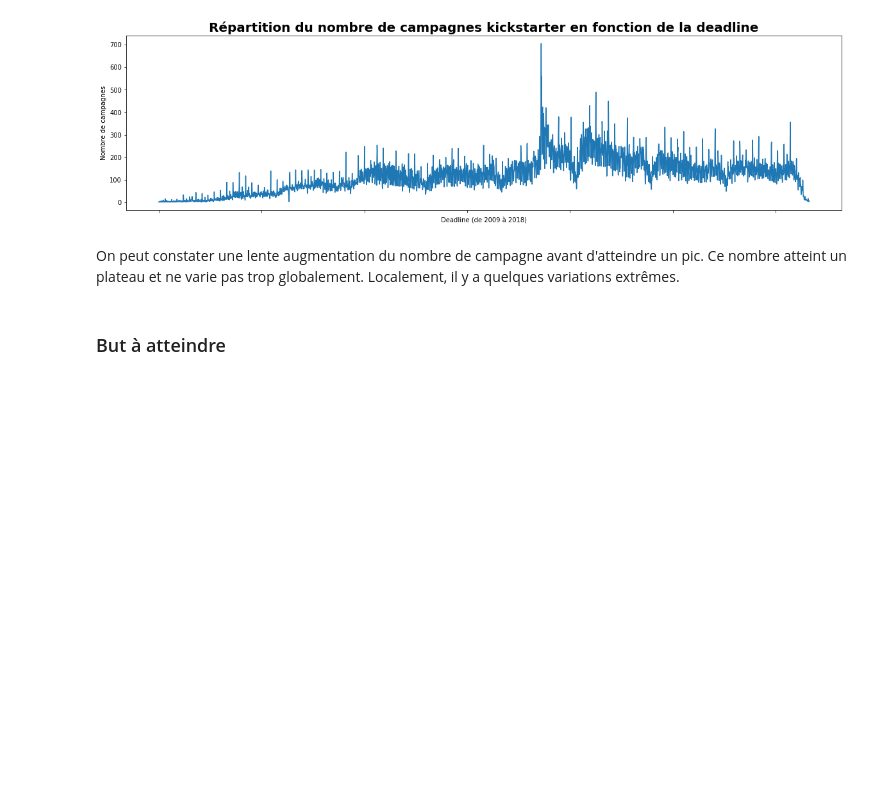
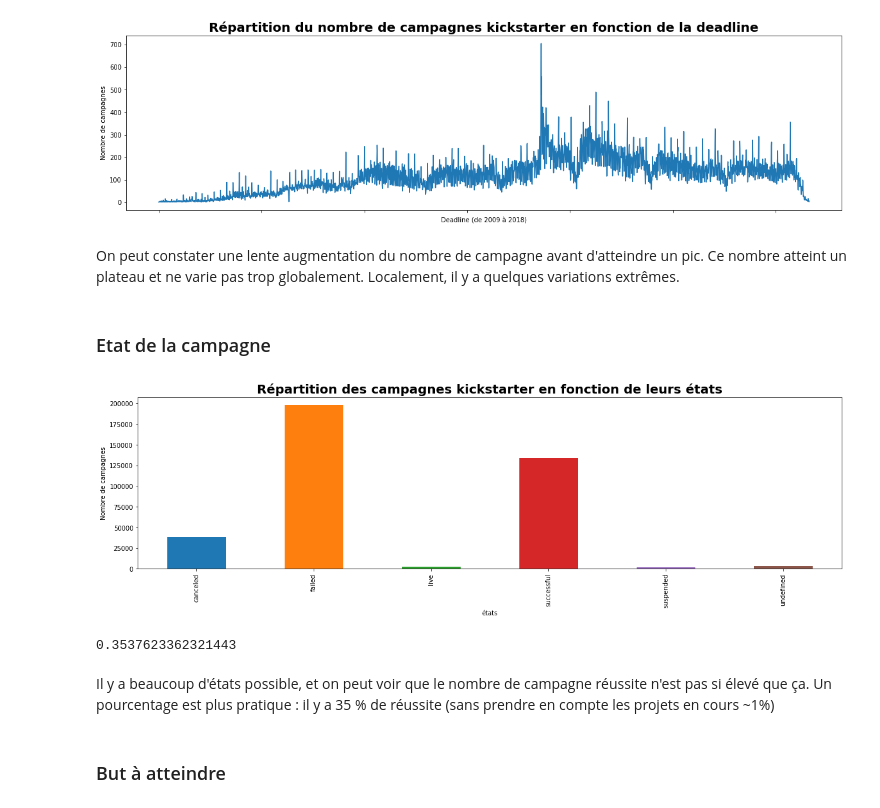
Before and after one commit to ComeMS/EDA2018, a Jupyter notebook: EDA 2018.ipynb, the cells around one changed output. Saved outputs shown, nothing was run; the diff lists cells and outputs as text; code cells hidden in the pictures; blank space fills up the shorter version.

```diff
--- a/EDA 2018.ipynb
+++ b/EDA 2018.ipynb
@@ -175,6 +179,24 @@ plt.show()
 [figure]
 # %% [markdown]
 On peut constater une lente augmentation du nombre de campagne avant d'atteindre un pic. Ce nombre atteint un plateau et ne varie pas trop globalement. Localement, il y a quelques variations extrêmes.
+# %% [markdown]
+### Etat de la campagne
+# %%
+out=df.groupby(['state']).size()
+out.plot(figsize=(20,5),kind='bar')
+plt.title('Répartition des campagnes kickstarter en fonction de leurs états',fontweight="bold").set_fontsize(20)
+plt.ylabel('Nombre de campagnes')
+plt.xlabel('états')
+
+plt.show()
+# %% [output]
+[figure, added]
+# %%
+df[df['state']=='successful'].state.count()/len(df.state)
+# %% [output]
+0.3537623362321443
+# %% [markdown]
+Il y a beaucoup d'états possible, et on peut voir que le nombre de campagne réussite n'est pas si élevé que ça. Un pourcentage est plus pratique : il y a 35 % de réussite (sans prendre en compte les projets en cours ~1%)
 # %% [markdown]
 ### But à atteindre
 # %%
```
Also changed, not shown: parts of 19 cells of this notebook.
